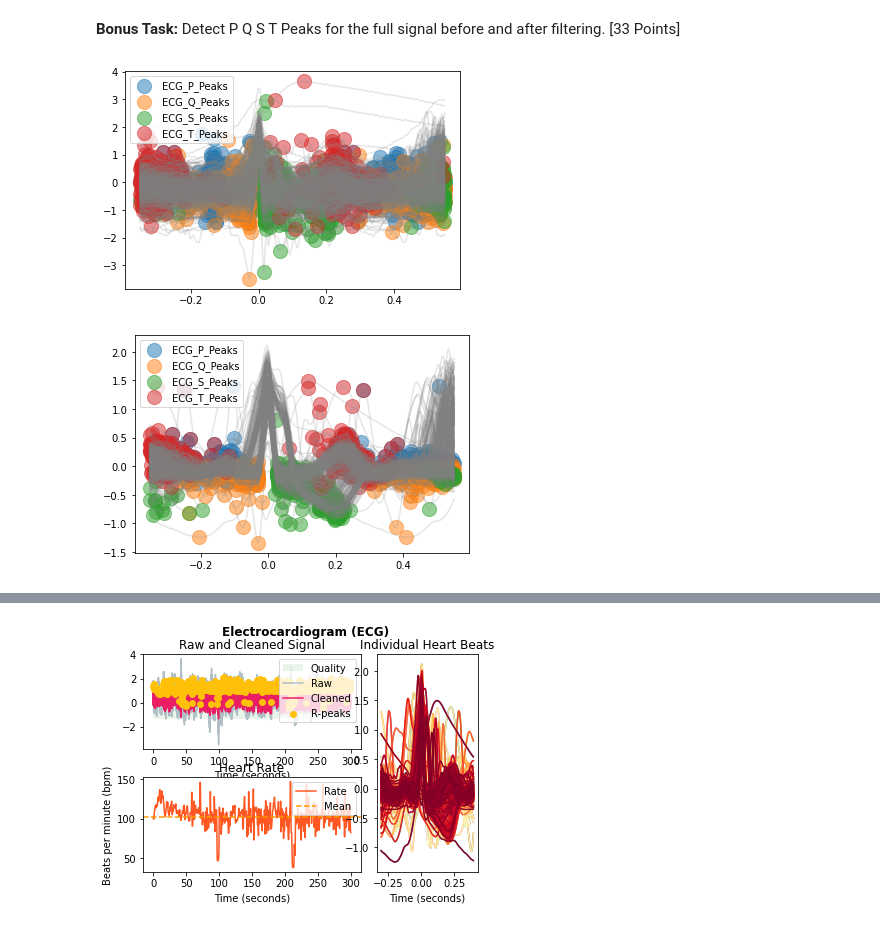
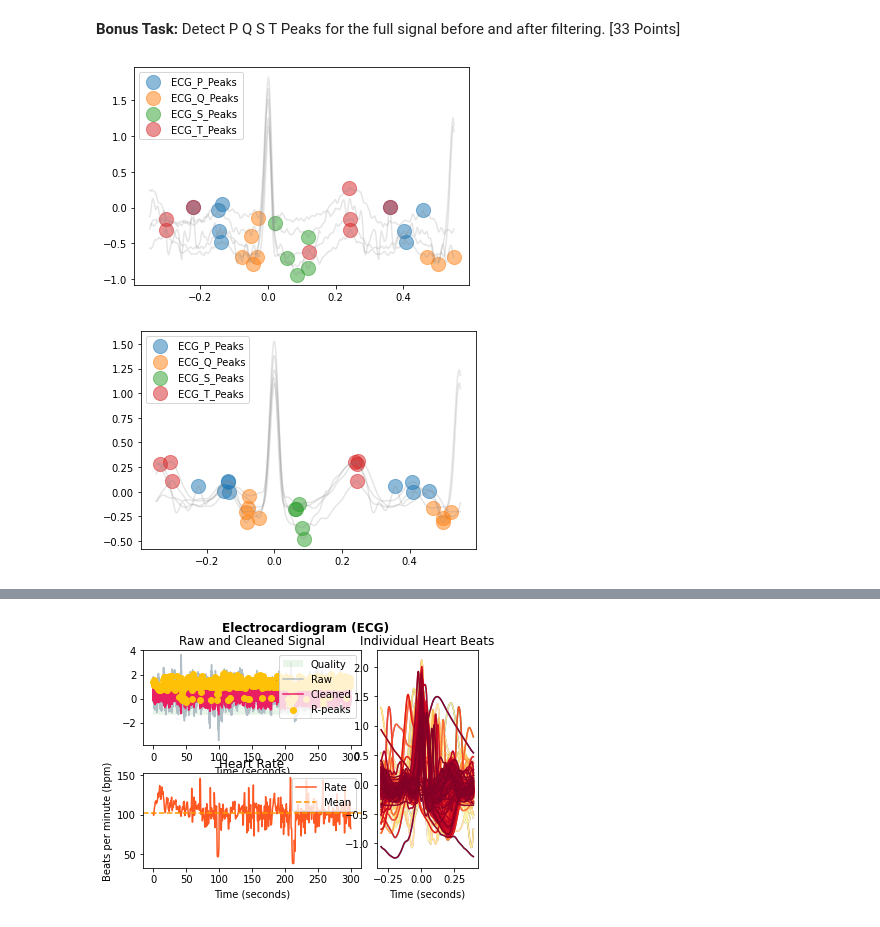
Before and after one commit to aovladi/cs697, a Jupyter notebook: CS480_Assignment_1.ipynb, the cells around one changed output, grey strips where cells are left out. Drawn from its saved outputs; the diff is of its cells as text; code cells hidden in the pictures.

```diff
--- a/CS480_Assignment_1.ipynb
+++ b/CS480_Assignment_1.ipynb
@@ -145,16 +148,17 @@ _, waves_peak = nk.ecg_delineate(ecg_clean, rpeaks_9_11, sampling_rate=SAMPLING_
 # %%
 # TODO As above use the nk.ecg_delineate function to detect peaks for the whole signal
 # Hint: For plotting, 1000 samples / 5 rpeaks gives a nice overview.
-_, waves_peak = nk.ecg_delineate(ecg, rpeaks, sampling_rate=SAMPLING_RATE,show=True, show_type='peaks')
+_, waves_peak = nk.ecg_delineate(ecg[:1000], rpeaks['ECG_R_Peaks'][:5], sampling_rate=SAMPLING_RATE,show=True, show_type='peaks')
+#some incorrect detections
 # %% [output]
-[figure, old version]
+[figure, new version]
 # %%
 # ecg_delineate recommends to clean ecg signal with ecg_clean(),
 # so let's have a look, if situation improves
 ecg_clean = nk.ecg_clean(ecg, sampling_rate= SAMPLING_RATE)
-_, waves_peak = nk.ecg_delineate(ecg_clean, rpeaks, sampling_rate=SAMPLING_RATE, show=True, show_type='peaks')
+_, waves_peak = nk.ecg_delineate(ecg_clean[:1000], rpeaks['ECG_R_Peaks'][:5], sampling_rate=SAMPLING_RATE, show=True, show_type='peaks')
 # %% [output]
-[figure, old version]
+[figure, new version]
 # %%
 plot = nk.events_plot([waves_peak['ECG_T_Peaks'][:5],
                        waves_peak['ECG_P_Peaks'][:5],
```
Also changed, not shown: parts of 7 cells of this notebook.
